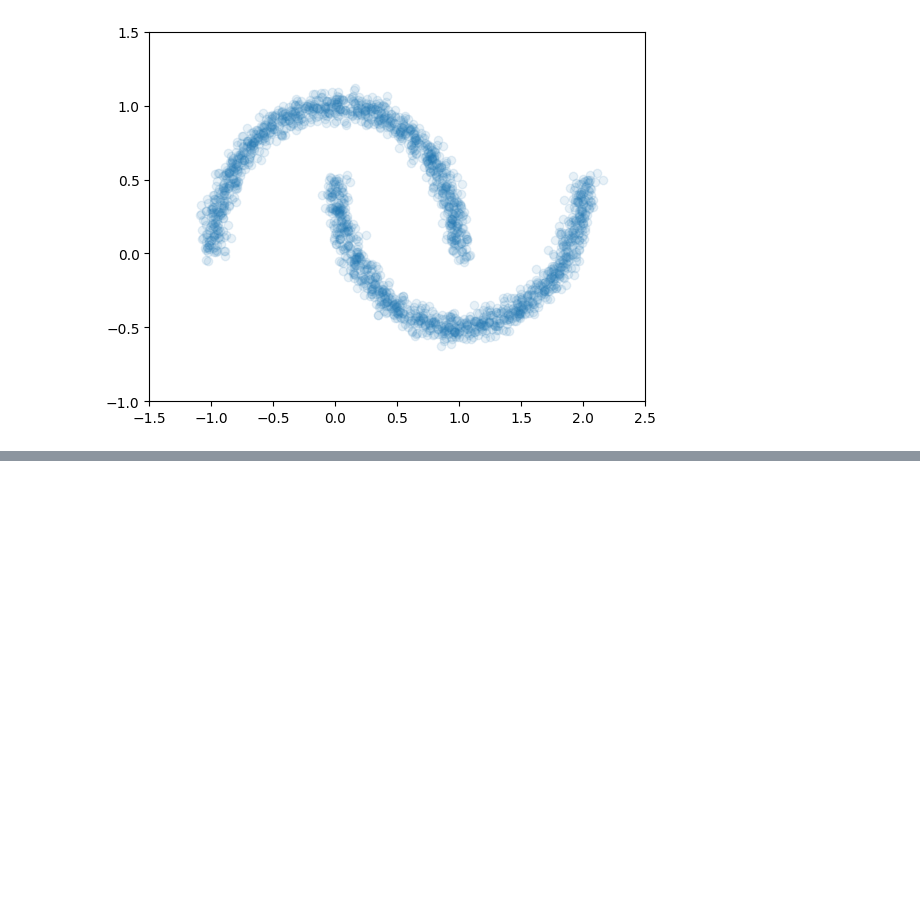
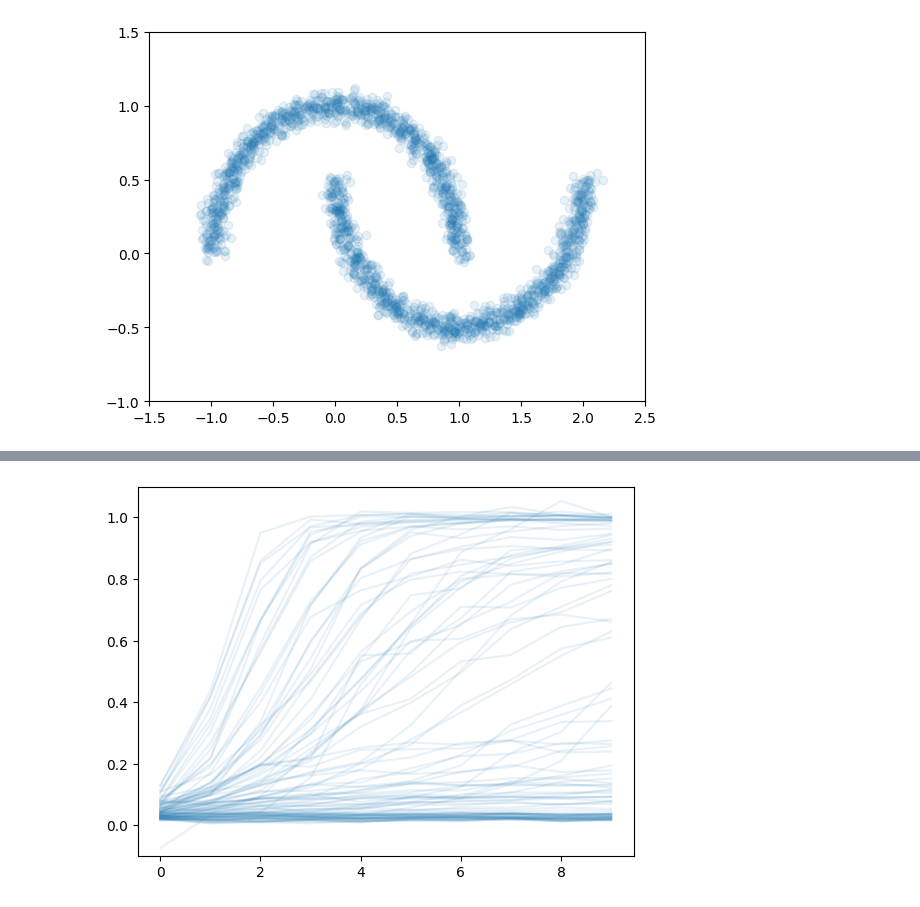
Before and after one commit to chathasphere/sim-select, a Jupyter notebook: notebooks/02_marginal_density_estimation.ipynb, the cells around one changed output, grey strips where cells are left out. Cells and saved outputs as stored; diff of their text form; code cells hidden in the pictures; blank space fills up the shorter version.

```diff
--- a/notebooks/02_marginal_density_estimation.ipynb
+++ b/notebooks/02_marginal_density_estimation.ipynb
@@ -89,0 +192,6 @@ plt.show()
+# %%
+plt.plot(samples[:100, :].T, alpha=0.1, color="tab:blue")
+plt.ylim(-0.1, 1.1)
+plt.show()
+# %% [output]
+[figure, added]
```
Also changed, not shown: parts of 28 cells of this notebook, 21 other files.
